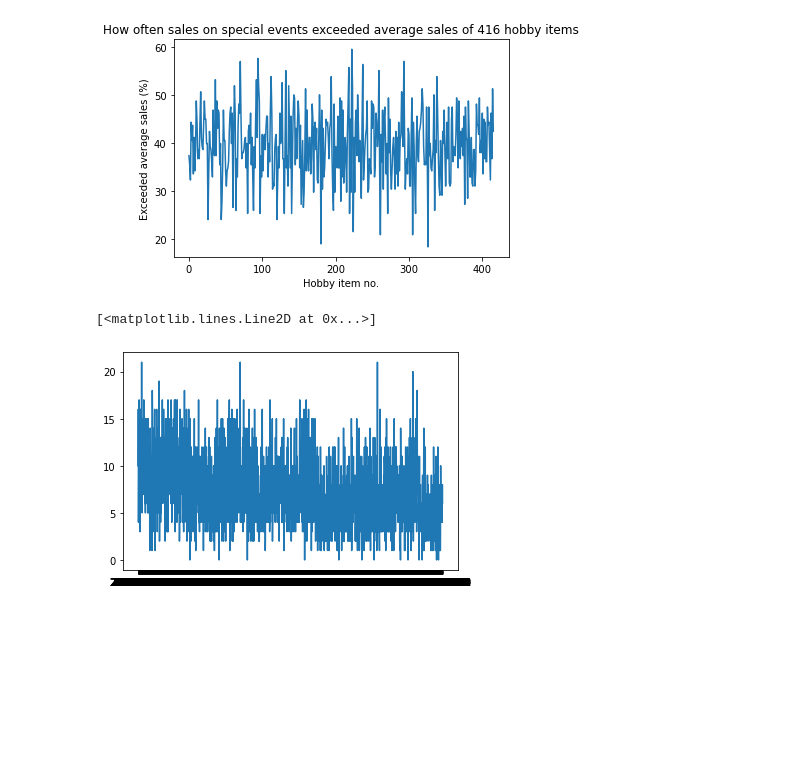
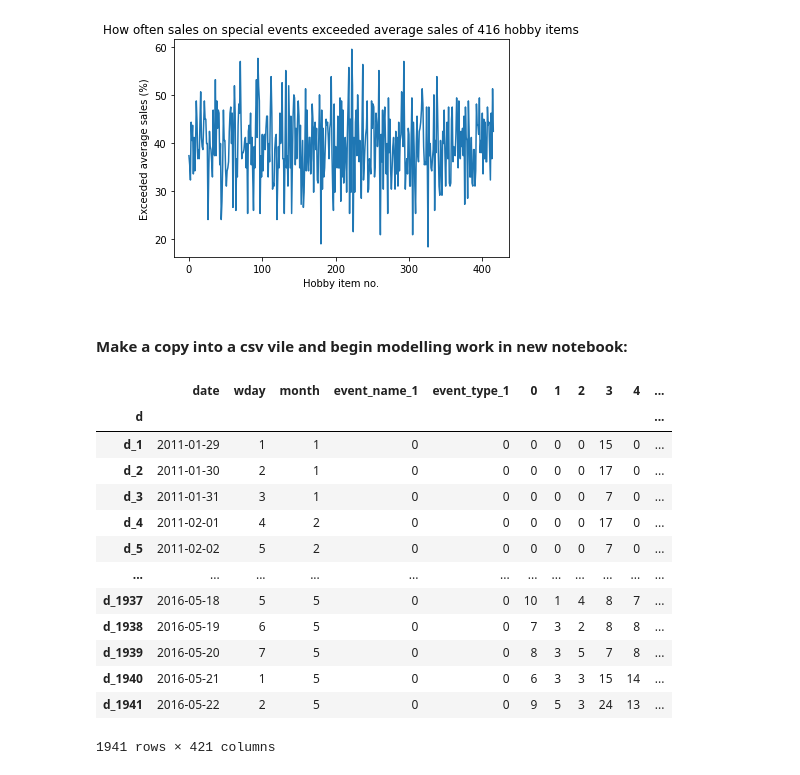
Before and after one commit to sithankanna/hts-forecast, a Jupyter notebook: notebooks/001-EK-EDA.ipynb, the cells around one changed output. Saved outputs shown, nothing was run; the diff lists cells and outputs as text; code cells hidden in the pictures; blank space fills up the shorter version.

```diff
--- a/notebooks/001-EK-EDA.ipynb
+++ b/notebooks/001-EK-EDA.ipynb
@@ -525,8 +497,23 @@ plt.title('How often sales on special events exceeded average sales of 416 hobby
 # %% [output]
 Text(0.5, 1.0, 'How often sales on special events exceeded average sales of 416 hobby items')
 [figure]
-# %%
-plt.plot(df_merged.date, df_merged[406])
-# %% [output]
-[<matplotlib.lines.Line2D at 0x...>]
-[figure, removed]
+# %% [markdown]
+#### Make a copy into a csv vile and begin modelling work in new notebook:
+# %%
+df_merged3 = df_events.copy()
+df_merged3
+# %% [output]
+|  | date | wday | month | event_name_1 | event_type_1 | 0 | 1 | 2 | 3 | 4 | ... |
+| d |  |  |  |  |  |  |  |  |  |  | ... |
+| d_1 | 2011-01-29 | 1 | 1 | 0 | 0 | 0 | 0 | 0 | 15 | 0 | ... |
+| d_2 | 2011-01-30 | 2 | 1 | 0 | 0 | 0 | 0 | 0 | 17 | 0 | ... |
+| d_3 | 2011-01-31 | 3 | 1 | 0 | 0 | 0 | 0 | 0 | 7 | 0 | ... |
+| d_4 | 2011-02-01 | 4 | 2 | 0 | 0 | 0 | 0 | 0 | 17 | 0 | ... |
+| d_5 | 2011-02-02 | 5 | 2 | 0 | 0 | 0 | 0 | 0 | 7 | 0 | ... |
+| ... | ... | ... | ... | ... | ... | ... | ... | ... | ... | ... | ... |
+| d_1937 | 2016-05-18 | 5 | 5 | 0 | 0 | 10 | 1 | 4 | 8 | 7 | ... |
+| d_1938 | 2016-05-19 | 6 | 5 | 0 | 0 | 7 | 3 | 2 | 8 | 8 | ... |
+| d_1939 | 2016-05-20 | 7 | 5 | 0 | 0 | 8 | 3 | 5 | 7 | 8 | ... |
+| d_1940 | 2016-05-21 | 1 | 5 | 0 | 0 | 6 | 3 | 3 | 15 | 14 | ... |
+| d_1941 | 2016-05-22 | 2 | 5 | 0 | 0 | 9 | 5 | 3 | 24 | 13 | ... |
+1941 rows × 421 columns
```
Also changed, not shown: parts of 8 cells of this notebook.
